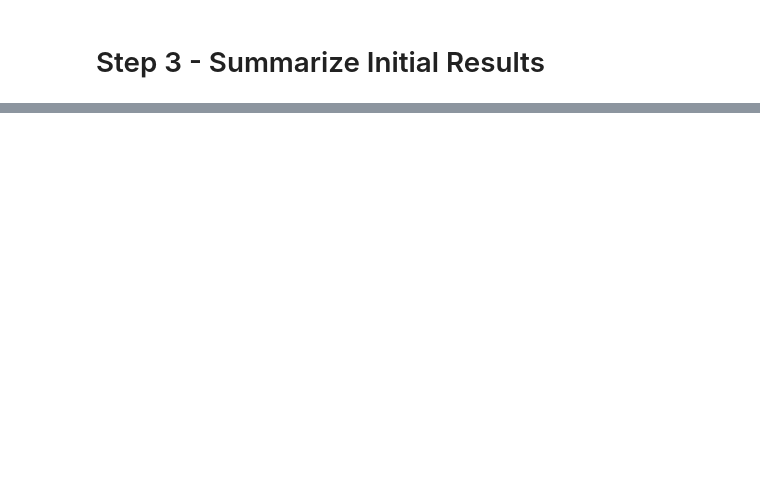
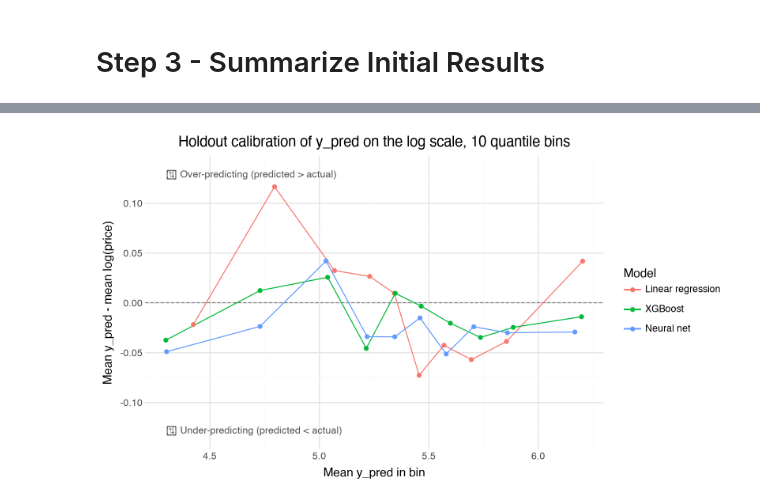
Before and after one commit to shermstats/transformation-bias-demo, a Jupyter notebook: analysis-files/1-FitModels.ipynb, the cells around one changed output, grey strips where cells are left out. Cells and saved outputs as stored; diff of their text form; code cells hidden in the pictures; blank space fills up the shorter version.

```diff
--- a/analysis-files/1-FitModels.ipynb
+++ b/analysis-files/1-FitModels.ipynb
@@ -109,0 +438,10 @@ Make a DataFrame where the index is the same as the original data (row numbers).
+# %%
+# Reads from preds-cache/, so this works even if the model cells above were skipped
+MODEL_FILES = {'lm': 'a-lm-pred.pkl', 'xgboost': 'b-xgboost-pred.pkl', 'nn': 'c-nn-pred.pkl'}
+
+preds_df = pd.DataFrame({'y': y, 'split': listings_df['split']}, index=listings_df.index)
+for model_name, filename in MODEL_FILES.items():
+    model_preds = pd.read_pickle(PREDS_DIR / filename).set_index('row_id')
+    preds_df[f'y_pred_{model_name}'] = model_preds['y_pred']
+
+preds_df.head()
@@ -119,0 +551,19 @@ TODO
+# %%
+# Log-scale version of the calibration plot below. Uses a difference instead of a ratio, since a difference
+# in log(price) is (approximately) a relative error: 0.05 is about 5% over.
+log_calib_df = calibration_difference(naive_long_df, 'y_pred', 'log_y', ['model'])
+(
+    ggplot(log_calib_df, aes('mean_pred', 'difference', color='model'))
+    + geom_hline(yintercept=0, linetype='dashed', color='gray')
+    + over_under_labels(log_calib_df, value_col='difference', baseline=0)
+    + geom_line()
+    + geom_point()
+    + labs(
+        title='Holdout calibration of y_pred on the log scale, 10 quantile bins',
+        x='Mean y_pred in bin', y='Mean y_pred - mean log(price)', color='Model',
+    )
+    + theme_minimal()
+    + theme(figure_size=(8, 4.5))
+)
+# %% [output]
+[figure, added]
```
Also changed, not shown: parts of 59 cells of this notebook, 3 other files.
